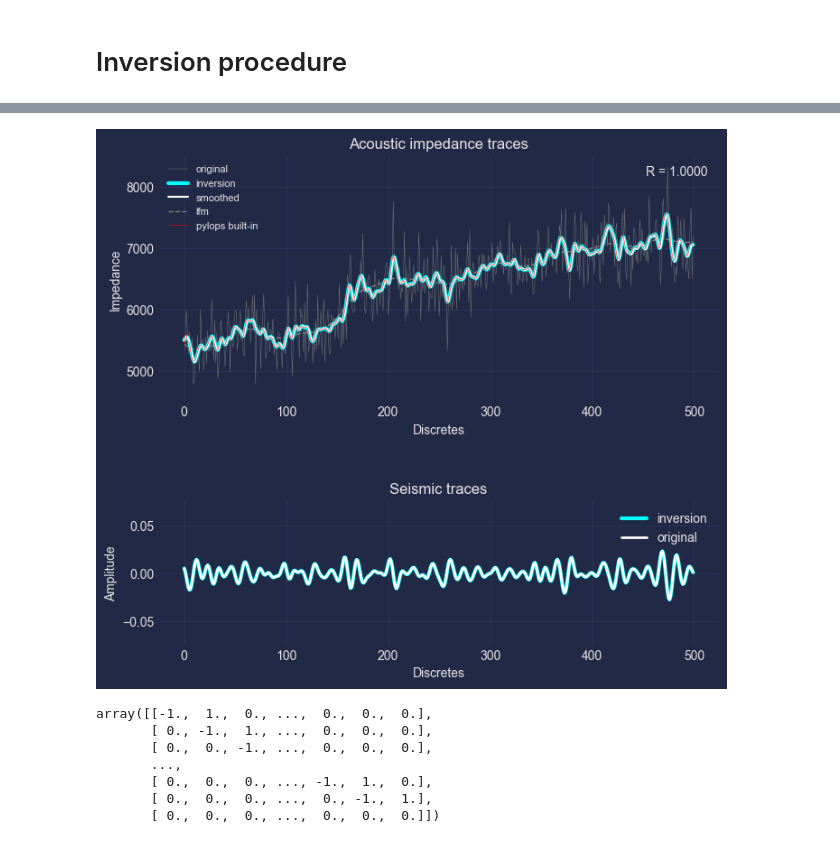
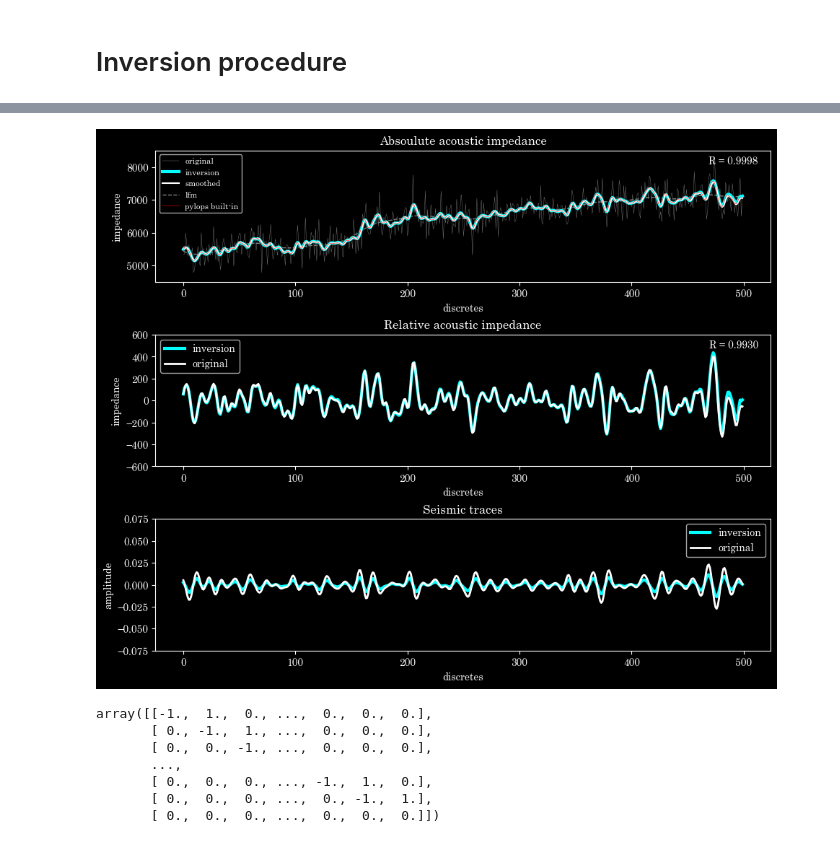
Before and after one commit to grxoxl/inversion, a Jupyter notebook: acoustic_inversion/synthetic_example (1).ipynb, the cells around one changed output, grey strips where cells are left out. Saved outputs shown, nothing was run; the diff lists cells and outputs as text; code cells hidden in the pictures.

```diff
--- a/acoustic_inversion/synthetic_example (1).ipynb
+++ b/acoustic_inversion/synthetic_example (1).ipynb
@@ -2,7 +2,7 @@
 # Libraries uploading
 # %%
 #basic operations
-from typing import Union, Tuple, Optional
+from typing import Union, Optional, Iterable, Any
 
 #math core
 import numpy as np
@@ -12,9 +12,13 @@ import scipy
 from scipy import signal
 from scipy.optimize import minimize
 from scipy.signal import butter, tukey, filtfilt
+from scipy.sparse import csc_matrix
 
 #visualization core
 import matplotlib.pyplot as plt
+
+
+plt.rcParams["font.family"] = "century"
 # %% [markdown]
 # Defining functions
 # %%
@@ -340,5 +382,5 @@ import scipy.sparse.linalg
 # %%
-res_lsqr = np.exp(scipy.sparse.linalg.gcrotmk(0.5*Operator.acoustic(wavelet, nt),
-                       seismic_trace,
-                       x0 = np.log(low_frequency_model)
-                       )[0])
+res_lsqr = Operator.poststack_inversion(seismic_trace,
+                                        x0 = low_frequency_model,
+                                        wavelet = wavelet,
+                                        lapL = 1e-8, mseL = 1e-8, gradL = 1e-8)
@@ -361,2 +393,3 @@ plt.plot(res_to_prove, "red")
 # %%
-correlation_coefficient = np.corrcoef(res_lsqr, impedance_smoothed)[0, 1]
+absolute_R = np.corrcoef(res_lsqr, impedance_smoothed)[0, 1]
+relative_R = np.corrcoef(res_lsqr - low_frequency_model, impedance_smoothed - low_frequency_model)[0, 1]
@@ -365,42 +396,54 @@ import mplcyberpunk
 # %%
-plt.style.use("cyberpunk")
+plt.style.use("dark_background")
 
-plt.figure(figsize = (8, 12))
+plt.figure(figsize = (11, 9))
+plt.subplots_adjust(wspace=0.1, hspace=0.4)
 
 plt.subplot(3, 1, 1)
 plt.plot(impedance, "grey", lw = 0.3, label = "original")
 plt.plot(res_lsqr, "aqua", lw = 3, label = "inversion")
 plt.plot(impedance_smoothed, c = "white", lw = 1.5, zorder = 2, label = "smoothed")
 # plt.plot(result, c = "purple", lw = 1.2, zorder = 2, label = "inversion")
 plt.plot(low_frequency_model, c = "gray", ls = "--", lw = 1, zorder = 1, label = "lfm")
 plt.ylim([4500, 8500])
 plt.yticks(np.arange(5e3, 8.1e3, 1e3))
-plt.text(0.98, 0.96, 'R = {:.4f}'.format(correlation_coefficient),
+plt.text(0.98, 0.96, 'R = {:.4f}'.format(absolute_R),
          horizontalalignment='right',
          verticalalignment='top',
          transform=plt.gca().transAxes)
 
 plt.plot(res_to_prove, "red", lw = 0.4, label = "pylops built-in")
-plt.title("Acoustic impedance traces")
-plt.ylabel("Impedance")
-plt.xlabel("Discretes")
+plt.title("Absoulute acoustic impedance")
+plt.ylabel("impedance")
+plt.xlabel("discretes")
 plt.legend(fontsize = 8)
-# mplcyberpunk.make_lines_glow()
+
+plt.subplot(3, 1, 2)
+plt.plot(res_lsqr - low_frequency_model, ls = "-", c = "aqua", lw = 3, label = "inversion")
+plt.plot(impedance_smoothed - low_frequency_model, c = "white", lw = 2, label = "original")
+plt.text(0.98, 0.96, 'R = {:.4f}'.format(relative_R),
+         horizontalalignment='right',
+         verticalalignment='top',
+         transform=plt.gca().transAxes)
+plt.ylim([-600,600])
+plt.title("Relative acoustic impedance")
+plt.ylabel("impedance")
+plt.xlabel("discretes")
+plt.legend()
 
 
-plt.subplot(5, 1, 3)
+plt.subplot(3, 1, 3)
 plt.plot(0.5*Operator.acoustic(wavelet, nt)@np.log(res_lsqr), ls = "-", c = "aqua", lw = 3, label = "inversion")
 plt.plot(seismic_trace, c = "white", lw = 2, label = "original")
 plt.ylim([-0.075, 0.075])
 plt.title("Seismic traces")
-plt.ylabel("Amplitude")
-plt.xlabel("Discretes")
+plt.ylabel("amplitude")
+plt.xlabel("discretes")
 plt.legend()
 
-# mplcyberpunk.make_lines_glow()
 plt.show()
 # %% [output]
-[figure, old version]
+[figure, new version]
 # %%
 Operator.first_derivative(100)
 # %% [output]
```
Also changed, not shown: parts of 7 cells of this notebook, 3 other files.
